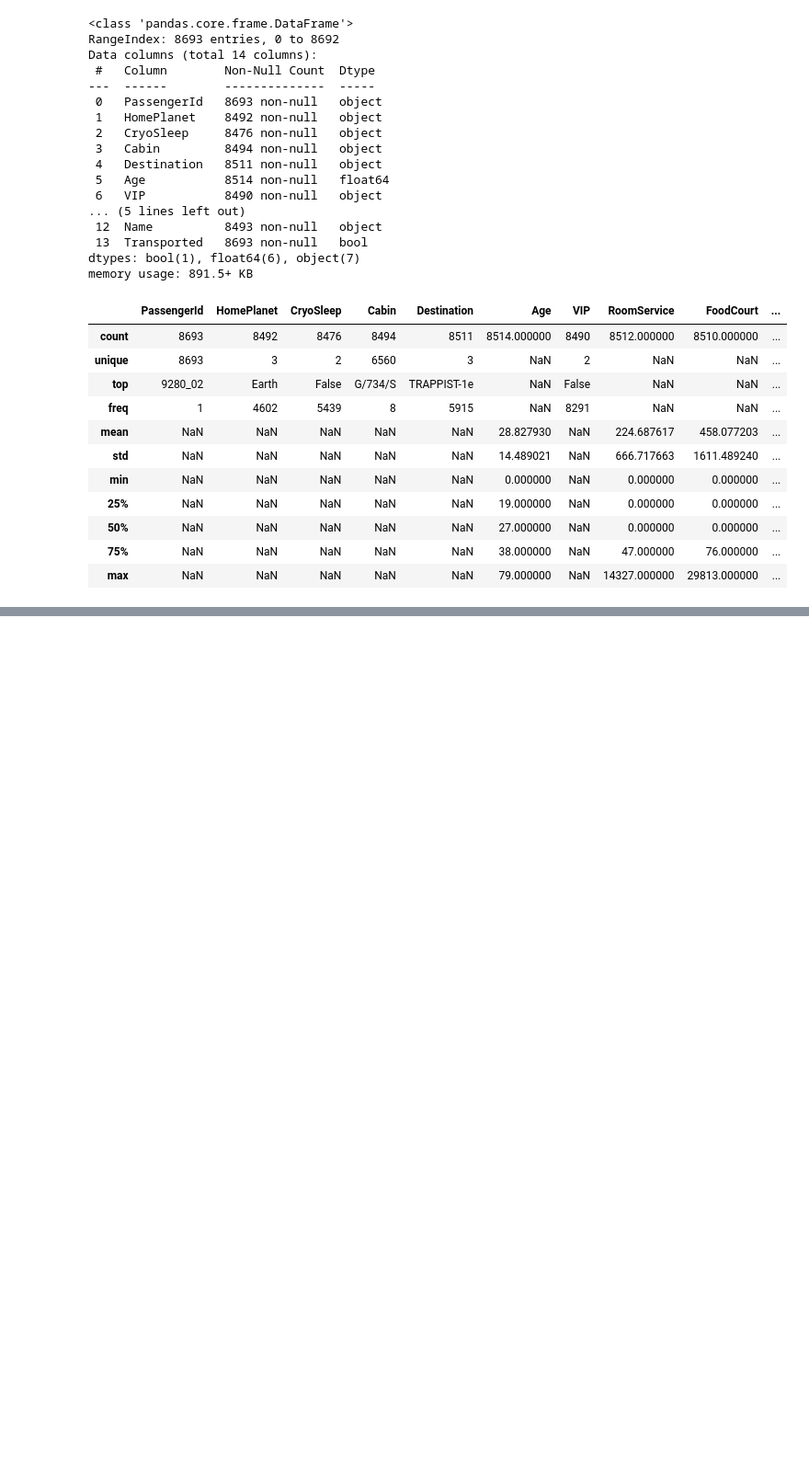
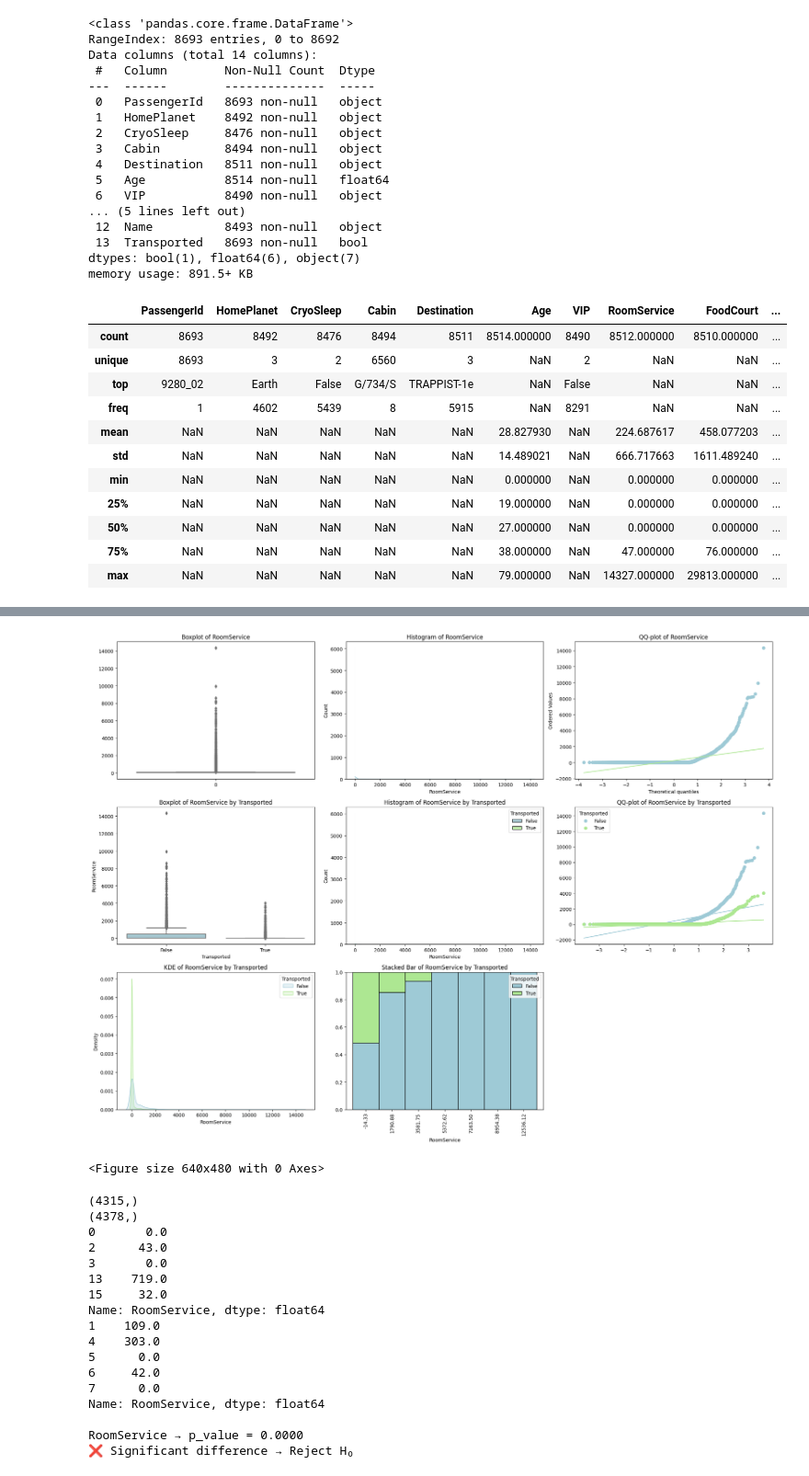
Before and after one commit to rezamirzaii/spaceship-titanic-ml, a Jupyter notebook: notebooks/spaceship_titanic.ipynb, the cells around one changed output, grey strips where cells are left out. Shown at 92% size. Saved outputs shown, nothing was run; the diff lists cells and outputs as text; code cells hidden in the pictures; blank space fills up the shorter version.

```diff
--- a/notebooks/spaceship_titanic.ipynb
+++ b/notebooks/spaceship_titanic.ipynb
@@ -109,0 +288,23 @@ df_train.describe(include = 'all')
+# %%
+analysis_numeric_col(df_train,"RoomService")
+mannwhitney_test(df_train,"RoomService")
+# %% [output]
+[figure, added]
+<Figure size 640x480 with 0 Axes>
+(4315,)
+(4378,)
+0       0.0
+2      43.0
+3       0.0
+13    719.0
+15     32.0
+Name: RoomService, dtype: float64
+1    109.0
+4    303.0
+5      0.0
+6     42.0
+7      0.0
+Name: RoomService, dtype: float64
+
+RoomService → p_value = 0.0000
+❌ Significant difference → Reject H₀
```
Also changed, not shown: parts of 13 cells of this notebook.
